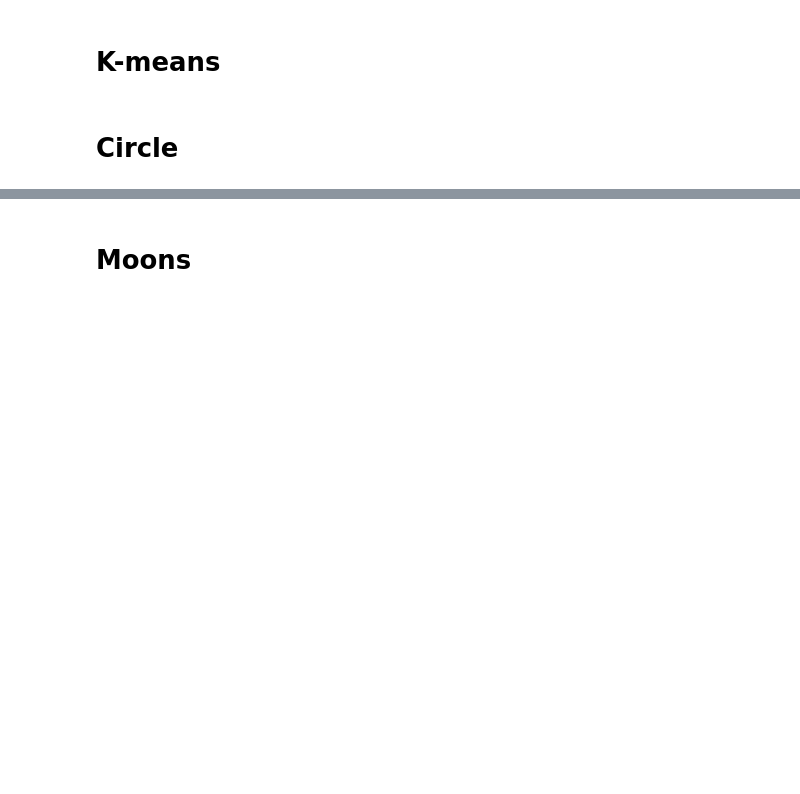
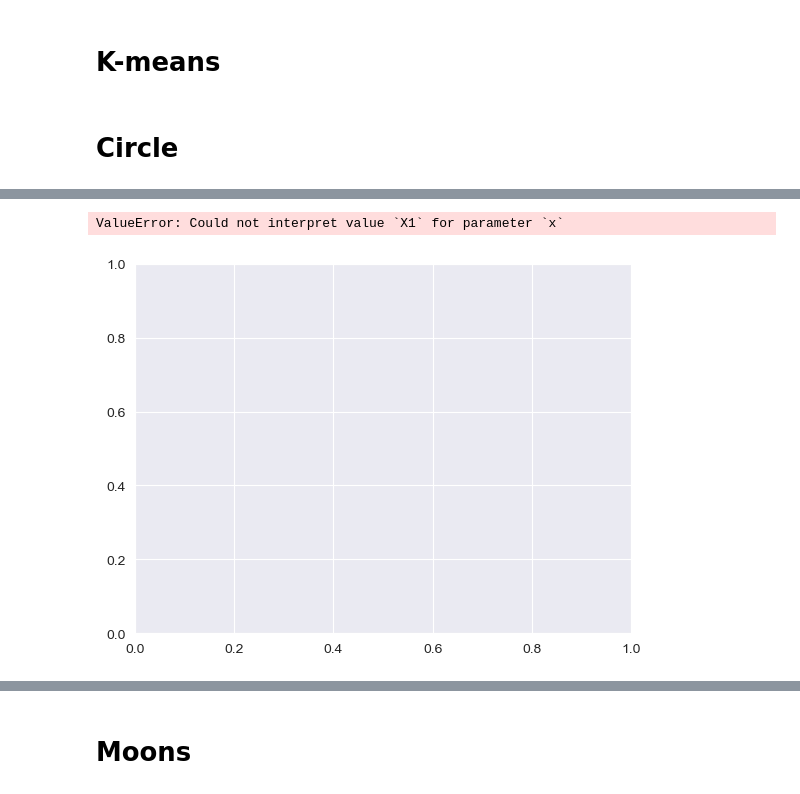
Before and after one commit to ehsanap7/adv_topics_ai, a Jupyter notebook: assignments/assignment_1/code/clustering_models.ipynb, the cells around one changed output, grey strips where cells are left out. Cells and saved outputs as stored; diff of their text form; code cells hidden in the pictures; blank space fills up the shorter version.

```diff
--- a/assignments/assignment_1/code/clustering_models.ipynb
+++ b/assignments/assignment_1/code/clustering_models.ipynb
@@ -128,3 +170,24 @@ Text(0, 0.5, 'X2')
+# %%
+from sklearn.cluster import SpectralClustering
+import seaborn as sns
+
+
+data_df = X_circle
+
+spec_cl = SpectralClustering(
+    n_clusters=3,
+    random_state=25,
+    n_neighbors=8,
+    affinity='nearest_neighbors'
+)
+
+
+fig, ax = plt.subplots()
+sns.scatterplot(x='X1', y='X2', data=data_df, hue='cluster', ax=ax)
+ax.set(title='Spectral Clustering - Scikit Learn');
+# %% [output]
+ValueError: Could not interpret value `X1` for parameter `x`
+[figure, added]
 # %%
 scaler_circle = StandardScaler()
 X_scaled_circle = scaler_circle.fit_transform(xs)
```
Also changed, not shown: parts of 39 cells of this notebook.
